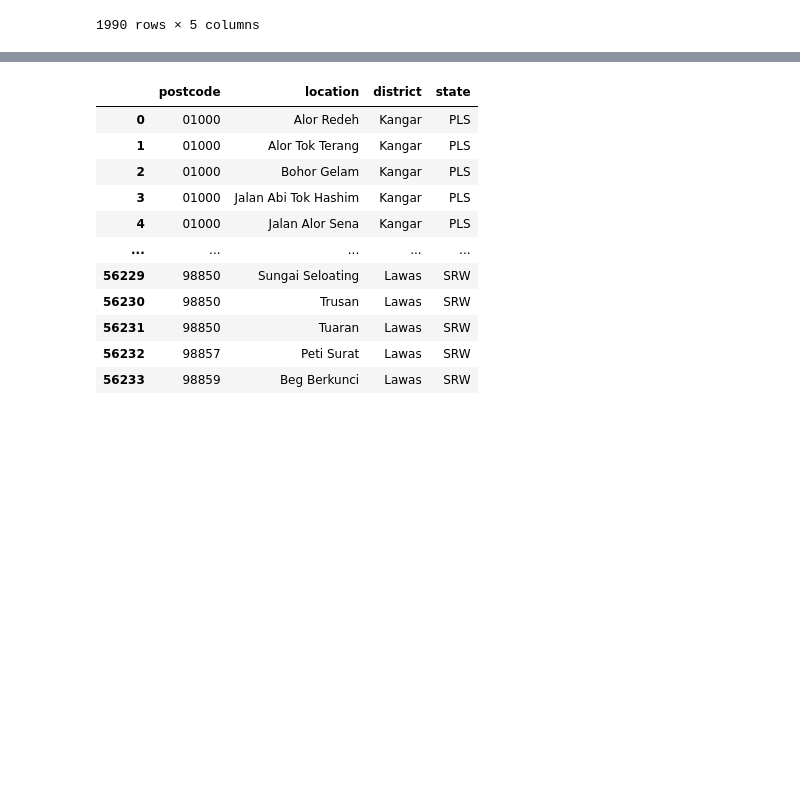
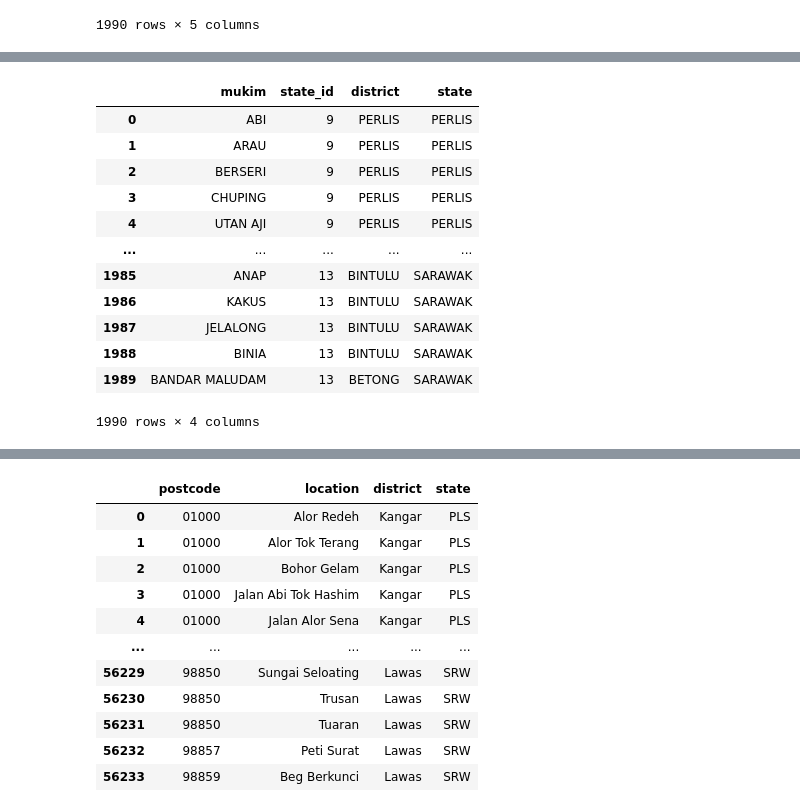
Before and after one commit to izardy/malaysia-postcode-mapper, a Jupyter notebook: data-prep.ipynb, the cells around one changed output, grey strips where cells are left out. Cells and saved outputs as stored; diff of their text form; code cells hidden in the pictures; blank space fills up the shorter version.

```diff
--- a/data-prep.ipynb
+++ b/data-prep.ipynb
@@ -103,0 +124,35 @@ mukim_district_state
+# %%
+mukim_district_state['state']=np.where(mukim_district_state['mukim']=='AMPANG','WP KUALA LUMPUR',mukim_district_state['state'])
+mukim_district_state['state']=np.where(mukim_district_state['mukim']=='BATU','WP KUALA LUMPUR',mukim_district_state['state'])
+mukim_district_state['state']=np.where(mukim_district_state['mukim']=='CHERAS','WP KUALA LUMPUR',mukim_district_state['state'])
+mukim_district_state['state']=np.where(mukim_district_state['mukim']=='ULU KELANG','WP KUALA LUMPUR',mukim_district_state['state'])
+mukim_district_state['state']=np.where(mukim_district_state['mukim']=='KUALA LUMPUR','WP KUALA LUMPUR',mukim_district_state['state'])
+mukim_district_state['state']=np.where(mukim_district_state['mukim']=='PETALING','WP KUALA LUMPUR',mukim_district_state['state'])
+mukim_district_state['state']=np.where(mukim_district_state['mukim']=='SETAPAK','WP KUALA LUMPUR',mukim_district_state['state'])
+mukim_district_state['state']=np.where(mukim_district_state['mukim']=='BANDAR KUALA LUMPUR','WP KUALA LUMPUR',mukim_district_state['state'])
+mukim_district_state['state']=np.where(mukim_district_state['mukim']=='BANDAR PETALING JAYA','WP KUALA LUMPUR',mukim_district_state['state'])
+mukim_district_state['state']=np.where(mukim_district_state['mukim']=='BANDAR BANDAR BAHARU SUNGAI BESI','WP KUALA LUMPUR',mukim_district_state['state'])
+mukim_district_state['state']=np.where(mukim_district_state['mukim']=='PEKAN BATU','WP KUALA LUMPUR',mukim_district_state['state'])
+mukim_district_state['state']=np.where(mukim_district_state['mukim']=='PEKAN BATU CAVES','WP KUALA LUMPUR',mukim_district_state['state'])
+mukim_district_state['state']=np.where(mukim_district_state['mukim']=='PEKAN KEPONG','WP KUALA LUMPUR',mukim_district_state['state'])
+mukim_district_state['state']=np.where(mukim_district_state['mukim']=='PEKAN KUALA PAUH','WP KUALA LUMPUR',mukim_district_state['state'])
+mukim_district_state['state']=np.where(mukim_district_state['mukim']=='PEKAN PETALING','WP KUALA LUMPUR',mukim_district_state['state'])
+mukim_district_state['state']=np.where(mukim_district_state['mukim']=='PEKAN SALAK SOUTH','WP KUALA LUMPUR',mukim_district_state['state'])
+mukim_district_state['state']=np.where(mukim_district_state['mukim']=='PEKAN SUNGAI PENCHALA','WP KUALA LUMPUR',mukim_district_state['state'])
+mukim_district_state['state']=np.where(mukim_district_state['mukim']=='LABUAN','WP LABUAN',mukim_district_state['state'])
+mukim_district_state['state']=np.where(mukim_district_state['mukim']=='DONGGONGON','SABAH',mukim_district_state['state'])
+mukim_district_state
+# %% [output]
+|  | mukim | state_id | district | state |
+| 0 | ABI | 9 | PERLIS | PERLIS |
+| 1 | ARAU | 9 | PERLIS | PERLIS |
+| 2 | BERSERI | 9 | PERLIS | PERLIS |
+| 3 | CHUPING | 9 | PERLIS | PERLIS |
+| 4 | UTAN AJI | 9 | PERLIS | PERLIS |
+| ... | ... | ... | ... | ... |
+| 1985 | ANAP | 13 | BINTULU | SARAWAK |
+| 1986 | KAKUS | 13 | BINTULU | SARAWAK |
+| 1987 | JELALONG | 13 | BINTULU | SARAWAK |
+| 1988 | BINIA | 13 | BINTULU | SARAWAK |
+| 1989 | BANDAR MALUDAM | 13 | BETONG | SARAWAK |
+1990 rows × 4 columns
```
Also changed, not shown: parts of 8 cells of this notebook.
